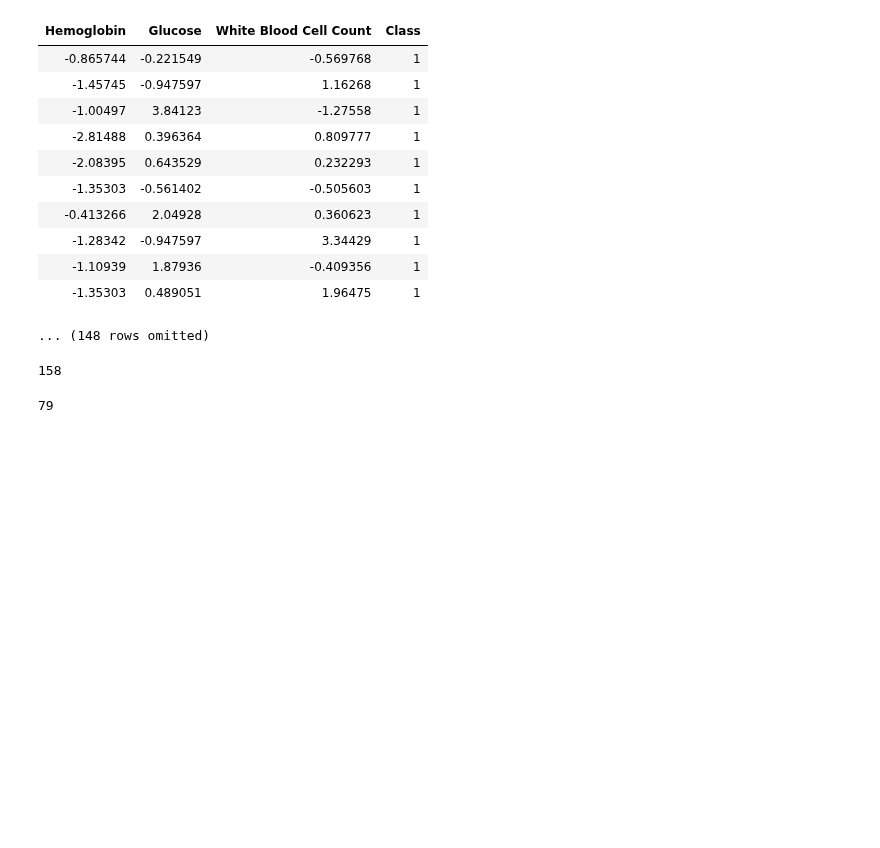
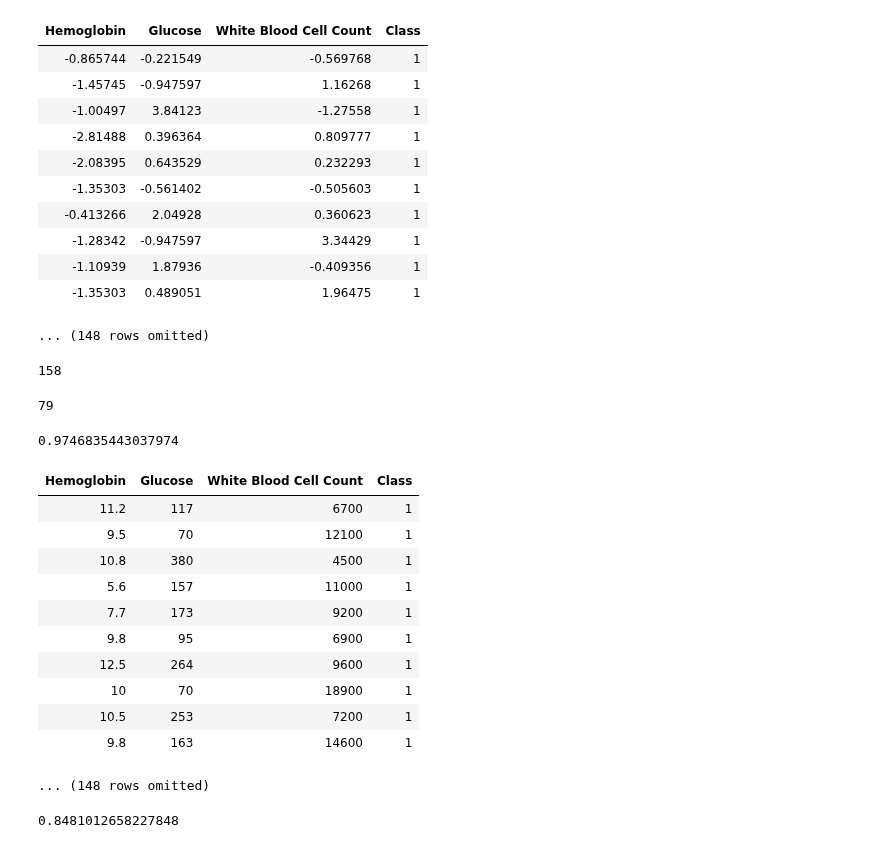
Before and after one commit to lawtonsclass/f24-code-from-class, a Jupyter notebook: data8-practice/ch17.ipynb, the cells around one changed output. Drawn from its saved outputs; the diff is of its cells as text; code cells hidden in the pictures; blank space fills up the shorter version.

```diff
--- a/data8-practice/ch17.ipynb
+++ b/data8-practice/ch17.ipynb
@@ -959,5 +959,38 @@ ckd.num_rows // 2
 shuffled_ckd = ckd.sample(with_replacement=False)
 training_set = shuffled_ckd.take(np.arange(79))
 test_set = shuffled_ckd.take(np.arange(79, 158))
+# %%
+evaluate_accuracy(training_set, test_set, 5)
+# %% [output]
+0.9746835443037974
 # %%
 ## Let's compare the accuracy against using the original units
+# %%
+ckd = Table.read_table('data/ckd.csv').relabeled('Blood Glucose Random', 'Glucose').select(
+    'Hemoglobin',
+    'Glucose',
+    'White Blood Cell Count',
+    'Class'
+)
+
+ckd
+# %% [output]
+| Hemoglobin | Glucose | White Blood Cell Count | Class |
+| 11.2 | 117 | 6700 | 1 |
+| 9.5 | 70 | 12100 | 1 |
+| 10.8 | 380 | 4500 | 1 |
+| 5.6 | 157 | 11000 | 1 |
+| 7.7 | 173 | 9200 | 1 |
+| 9.8 | 95 | 6900 | 1 |
+| 12.5 | 264 | 9600 | 1 |
+| 10 | 70 | 18900 | 1 |
+| 10.5 | 253 | 7200 | 1 |
+| 9.8 | 163 | 14600 | 1 |
+... (148 rows omitted)
+# %%
+shuffled_ckd = ckd.sample(with_replacement=False)
+training_set = shuffled_ckd.take(np.arange(79))
+test_set = shuffled_ckd.take(np.arange(79, 158))
+evaluate_accuracy(training_set, test_set, 5)
+# %% [output]
+0.8481012658227848
```
Also changed, not shown: parts of 3 cells of this notebook.
